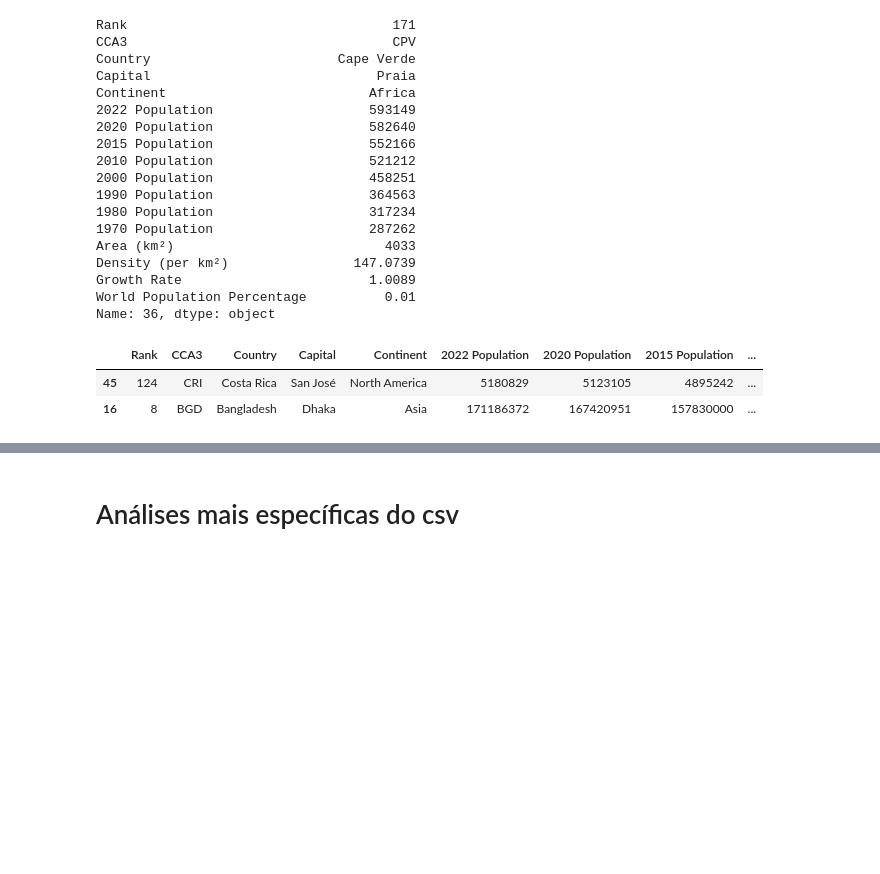
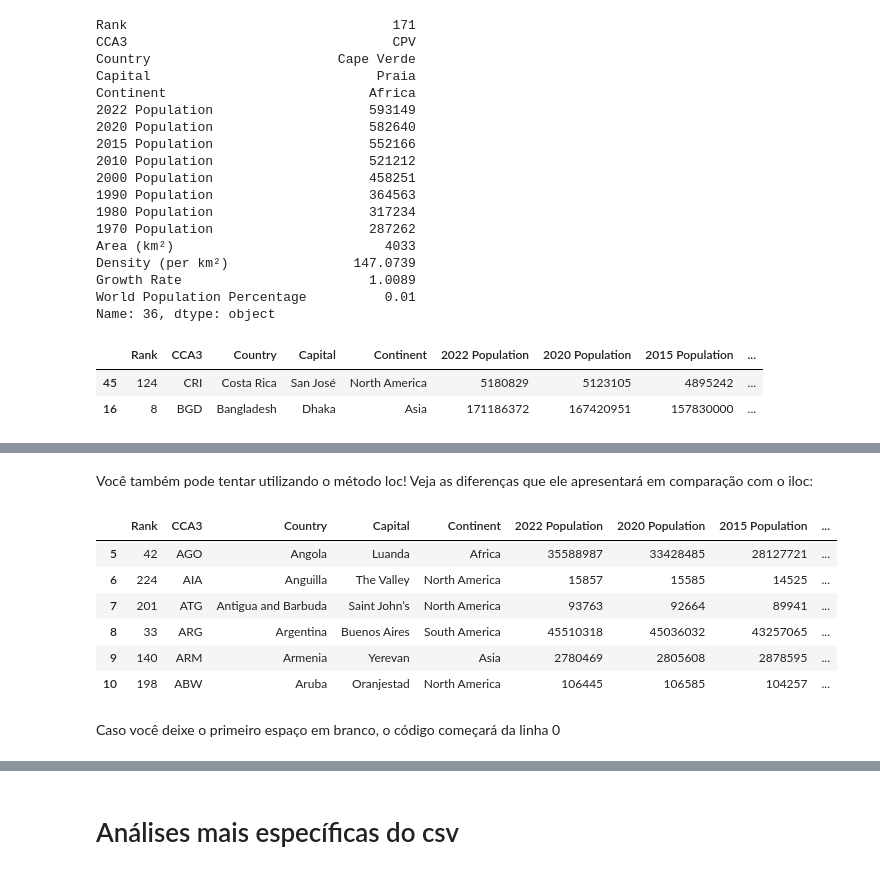
Before and after one commit to heitorhenriques/MiniCurso, a Jupyter notebook: Aula 2/Aula2.ipynb, the cells around one changed output, grey strips where cells are left out. Saved outputs shown, nothing was run; the diff lists cells and outputs as text; code cells hidden in the pictures; blank space fills up the shorter version.

```diff
--- a/Aula 2/Aula2.ipynb
+++ b/Aula 2/Aula2.ipynb
@@ -194,0 +223,14 @@ df.loc[[45,16]]
+# %% [markdown]
+Você também pode tentar utilizando o método loc! Veja as diferenças que ele apresentará em comparação com o iloc:
+# %%
+df.loc[5:10]
+# %% [output]
+|  | Rank | CCA3 | Country | Capital | Continent | 2022 Population | 2020 Population | 2015 Population | ... |
+| 5 | 42 | AGO | Angola | Luanda | Africa | 35588987 | 33428485 | 28127721 | ... |
+| 6 | 224 | AIA | Anguilla | The Valley | North America | 15857 | 15585 | 14525 | ... |
+| 7 | 201 | ATG | Antigua and Barbuda | Saint John’s | North America | 93763 | 92664 | 89941 | ... |
+| 8 | 33 | ARG | Argentina | Buenos Aires | South America | 45510318 | 45036032 | 43257065 | ... |
+| 9 | 140 | ARM | Armenia | Yerevan | Asia | 2780469 | 2805608 | 2878595 | ... |
+| 10 | 198 | ABW | Aruba | Oranjestad | North America | 106445 | 106585 | 104257 | ... |
+# %% [markdown]
+Caso você deixe o primeiro espaço em branco, o código começará da linha 0
```
Also changed, not shown: parts of 41 cells of this notebook.
